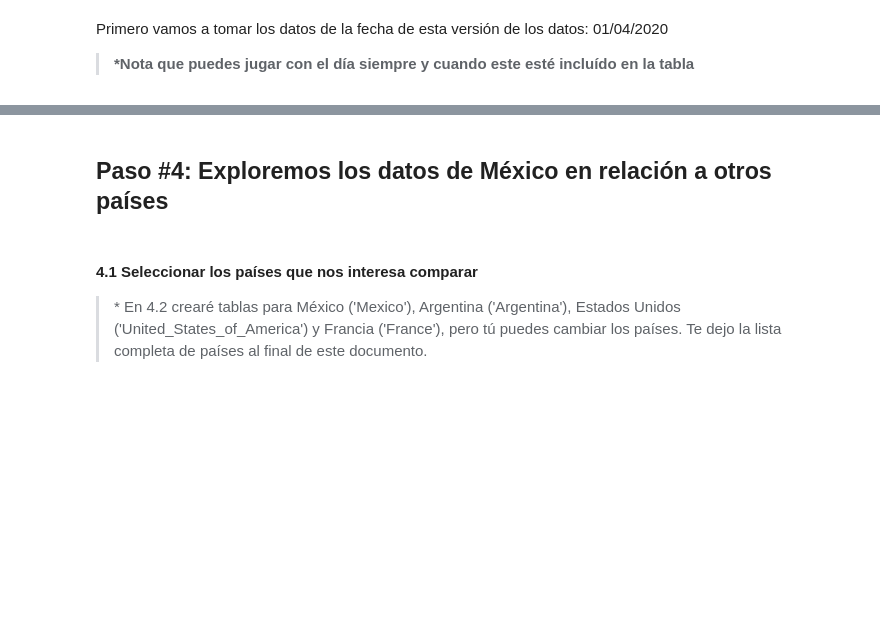
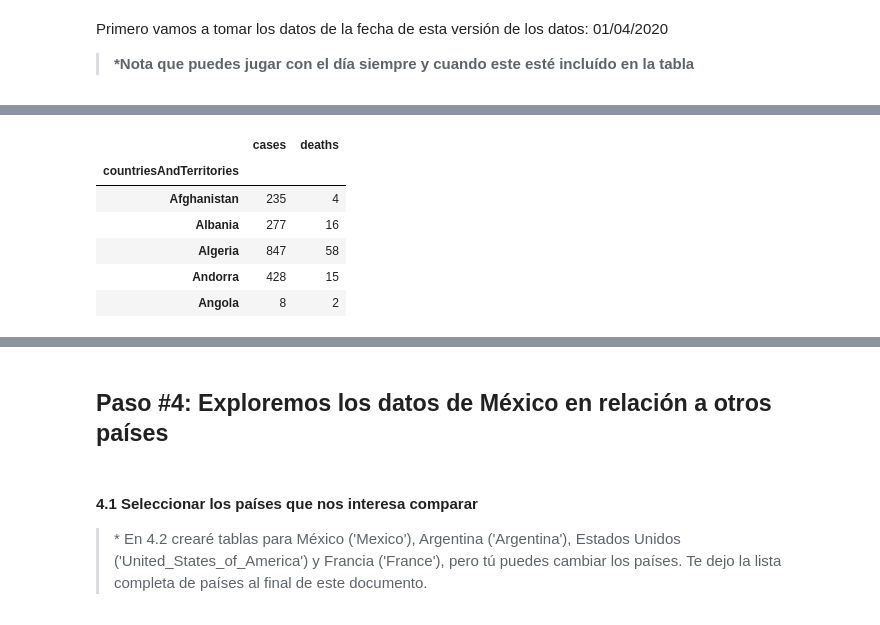
Before and after one commit to damian-romero/covid19_mx, a Jupyter notebook: covid/covid19mx_notebook.ipynb, the cells around one changed output, grey strips where cells are left out. Cells and saved outputs as stored; diff of their text form; code cells hidden in the pictures; blank space fills up the shorter version.

```diff
--- a/covid/covid19mx_notebook.ipynb
+++ b/covid/covid19mx_notebook.ipynb
@@ -155,0 +199,12 @@ datos_esta_version.sort_values(by=['deaths'], ascending=False)
+# %%
+totales_mundo = datos_mundo[['countriesAndTerritories', 'cases', 'deaths']]
+totales_mundo = totales_mundo.groupby(['countriesAndTerritories']).sum()
+totales_mundo.head(mostrar_los_primeros_n)
+# %% [output]
+|  | cases | deaths |
+| countriesAndTerritories |  |  |
+| Afghanistan | 235 | 4 |
+| Albania | 277 | 16 |
+| Algeria | 847 | 58 |
+| Andorra | 428 | 15 |
+| Angola | 8 | 2 |
```
Also changed, not shown: parts of 57 cells of this notebook, 8 other files.
